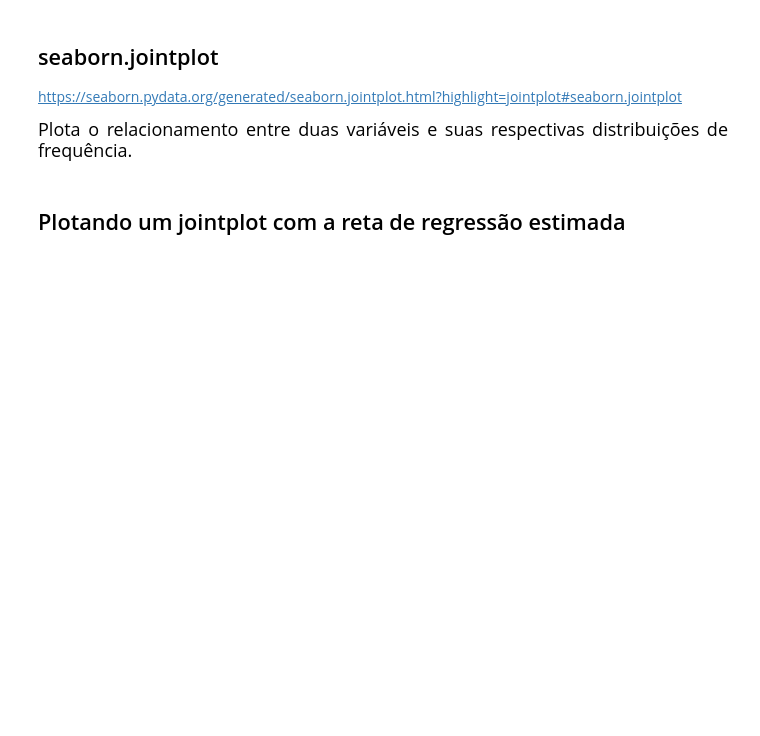
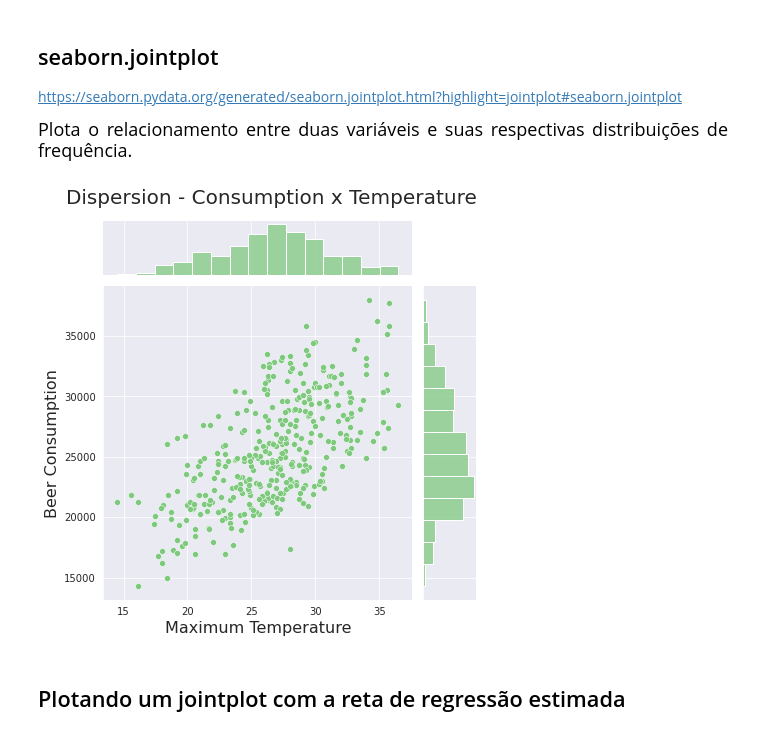
Before and after one commit to Gabriel-limadev/data_science_study, a Jupyter notebook: 5 - Regressão linear: testando relações e prevendo resultados/course_files/regressao_linear.ipynb, the cells around one changed output. Saved outputs shown, nothing was run; the diff lists cells and outputs as text; code cells hidden in the pictures; blank space fills up the shorter version.

```diff
--- a/5 - Regressão linear: testando relações e prevendo resultados/course_files/regressao_linear.ipynb
+++ b/5 - Regressão linear: testando relações e prevendo resultados/course_files/regressao_linear.ipynb
@@ -296,5 +330,11 @@ https://seaborn.pydata.org/generated/seaborn.pairplot.html?highlight=pairplot#se
 https://seaborn.pydata.org/generated/seaborn.jointplot.html?highlight=jointplot#seaborn.jointplot
 
 <p style='font-size: 18px; line-height: 2; margin: 10px 50px; text-align: justify;'>Plota o relacionamento entre duas variáveis e suas respectivas distribuições de frequência.</p>
+# %%
+ax = sns.jointplot(x = data['maximum_temp'], y = data['consumption'])
+ax.fig.suptitle('Dispersion - Consumption x Temperature', fontsize = 20, y = 1.05)
+ax.set_axis_labels('Maximum Temperature', 'Beer Consumption', fontsize = 16);
+# %% [output]
+[figure, added]
 # %% [markdown]
 ## Plotando um jointplot com a reta de regressão estimada
```
Also changed, not shown: parts of 10 cells of this notebook.
